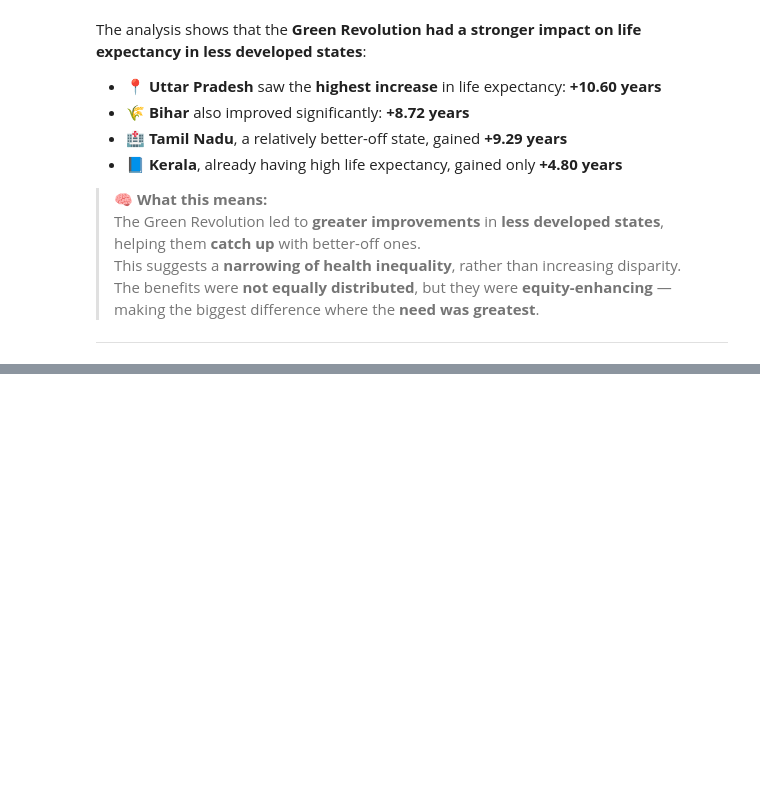
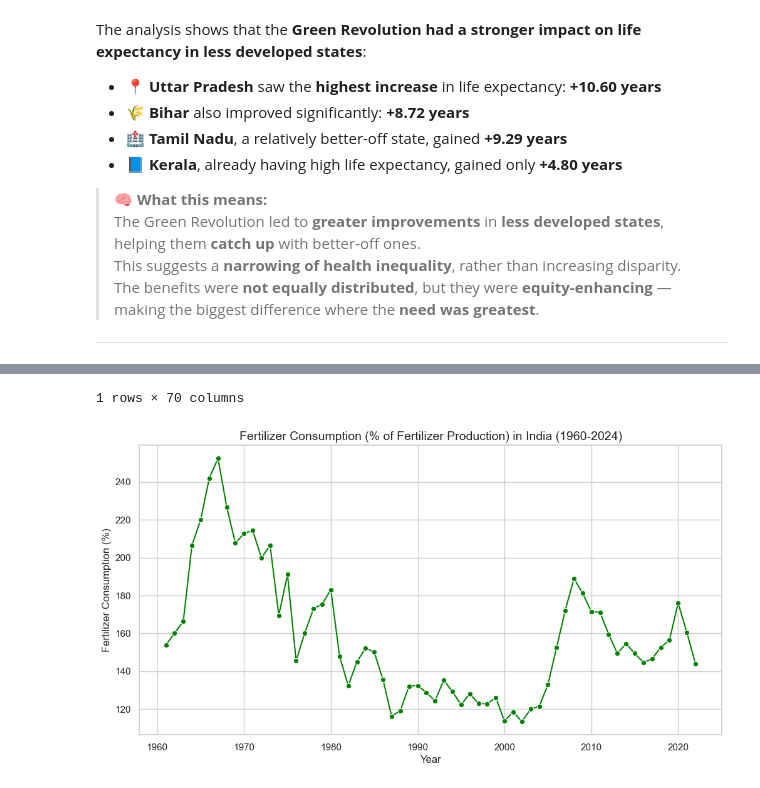
Before and after one commit to vrMithun/DataVisualization-Case-Study-1, a Jupyter notebook: CaseStudy1.ipynb, the cells around one changed output, grey strips where cells are left out. Drawn from its saved outputs; the diff is of its cells as text; code cells hidden in the pictures; blank space fills up the shorter version.

```diff
--- a/CaseStudy1.ipynb
+++ b/CaseStudy1.ipynb
@@ -861,0 +1043,24 @@ The analysis shows that the **Green Revolution had a stronger impact on life exp
+# %%
+df = pd.read_csv("Fertilizer Consumption/fertilizer_consumption.csv")
+
+# Preview the dataset
+df.head()
+
+# Filter for India or regions of interest
+india_data = df[df['Country Name'] == 'India']
+display(india_data.head())
+# Select year columns
+years = [str(year) for year in range(1960, 2025)]
+fertilizer_trend = india_data[years].transpose()
+fertilizer_trend.columns = ['Fertilizer_Consumption']
+fertilizer_trend.index = fertilizer_trend.index.astype(int)
+
+# Plot the trend
+plt.figure(figsize=(12,6))
+sns.lineplot(data=fertilizer_trend, x=fertilizer_trend.index, y='Fertilizer_Consumption', marker='o', color='green')
+plt.title("Fertilizer Consumption (% of Fertilizer Production) in India (1960-2024)", fontsize=14)
+plt.xlabel("Year", fontsize=12)
+plt.ylabel("Fertilizer Consumption (%)", fontsize=12)
+plt.grid(True)
+plt.show()
+# %% [output]
@@ -861,0 +1069,2 @@ The analysis shows that the **Green Revolution had a stronger impact on life exp
+1 rows × 70 columns
+[figure, added]
```
Also changed, not shown: parts of 15 cells of this notebook.
